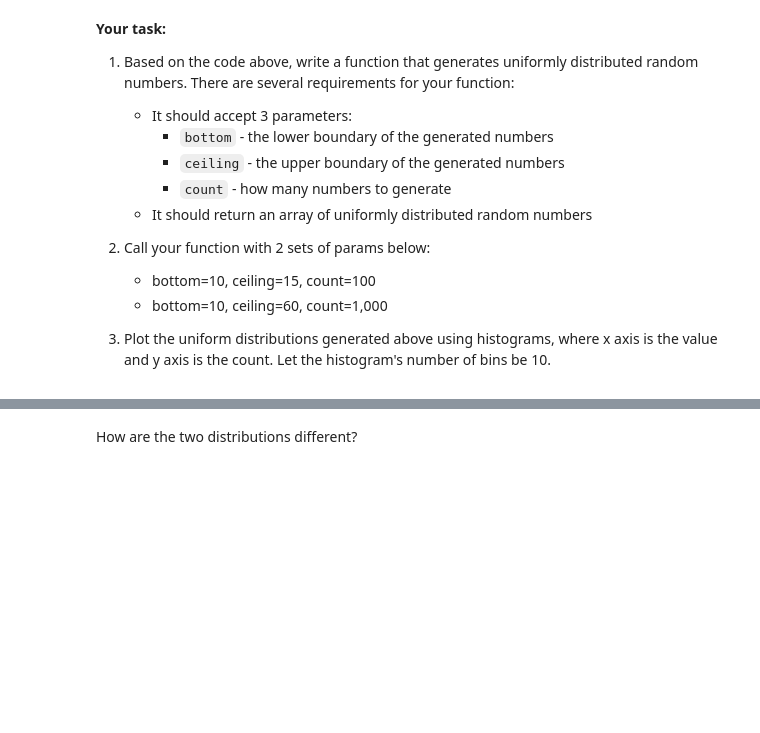
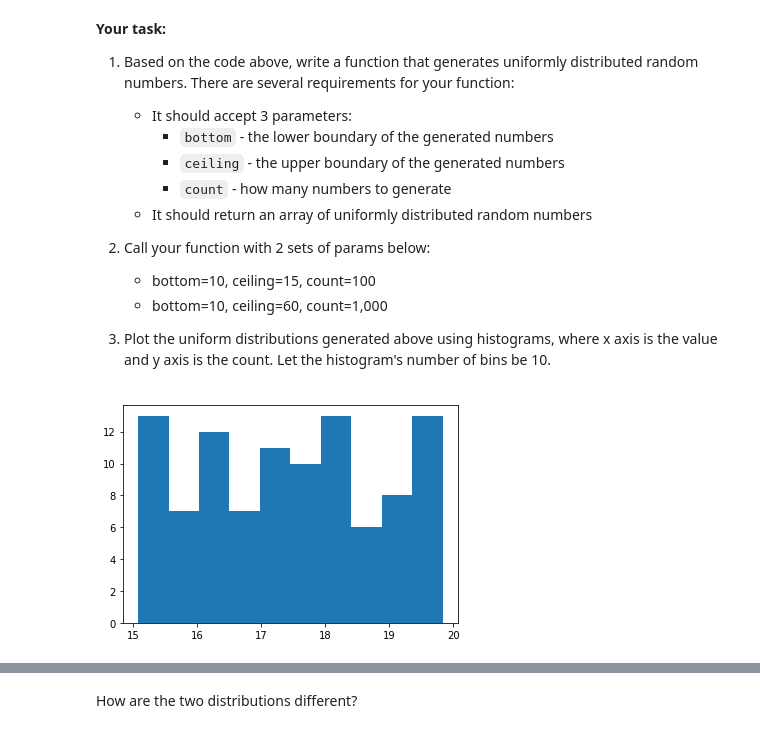
Before and after one commit to ta-datapt-bcn/lab-cont-probability-distribution, a Jupyter notebook: your_code/main.ipynb, the cells around one changed output, grey strips where cells are left out. Saved outputs shown, nothing was run; the diff lists cells and outputs as text; code cells hidden in the pictures; blank space fills up the shorter version.

```diff
--- a/your_code/main.ipynb
+++ b/your_code/main.ipynb
@@ -45,0 +54,11 @@ print(randoms)
+# %%
+# your code here
+def random_uniform(bottom,ceiling,count):
+    return ceiling + (ceiling-bottom)*uniform.rvs(size=count)
+# %%
+a = random_uniform(10,15,100)
+b = random_uniform(10,60,1000)
+# %%
+_= plt.hist(a, bins = 10)
+# %% [output]
+[figure, added]
```
Also changed, not shown: parts of 19 cells of this notebook.
